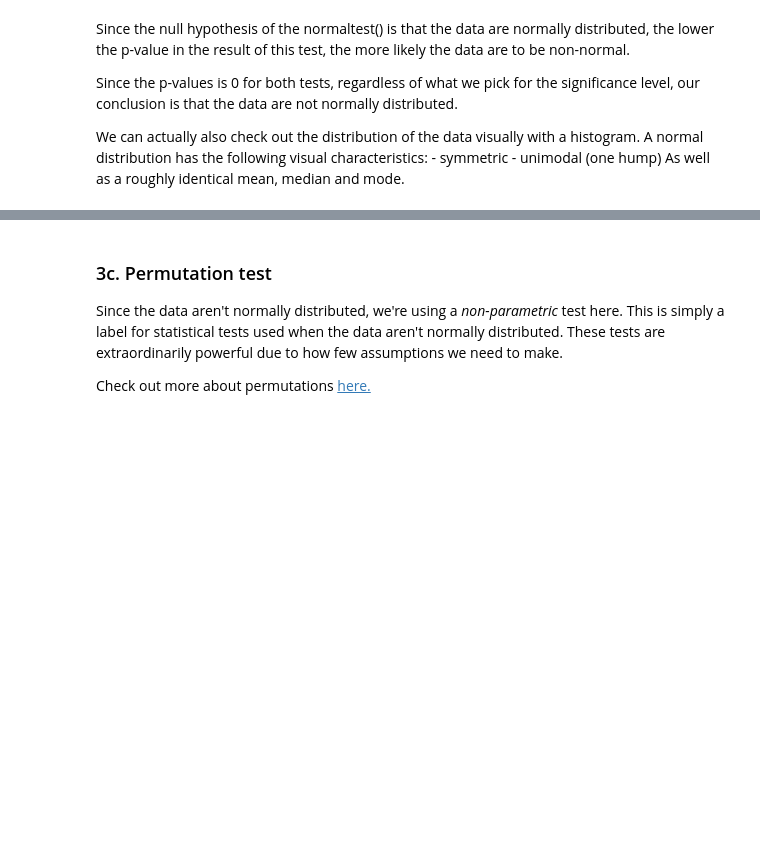
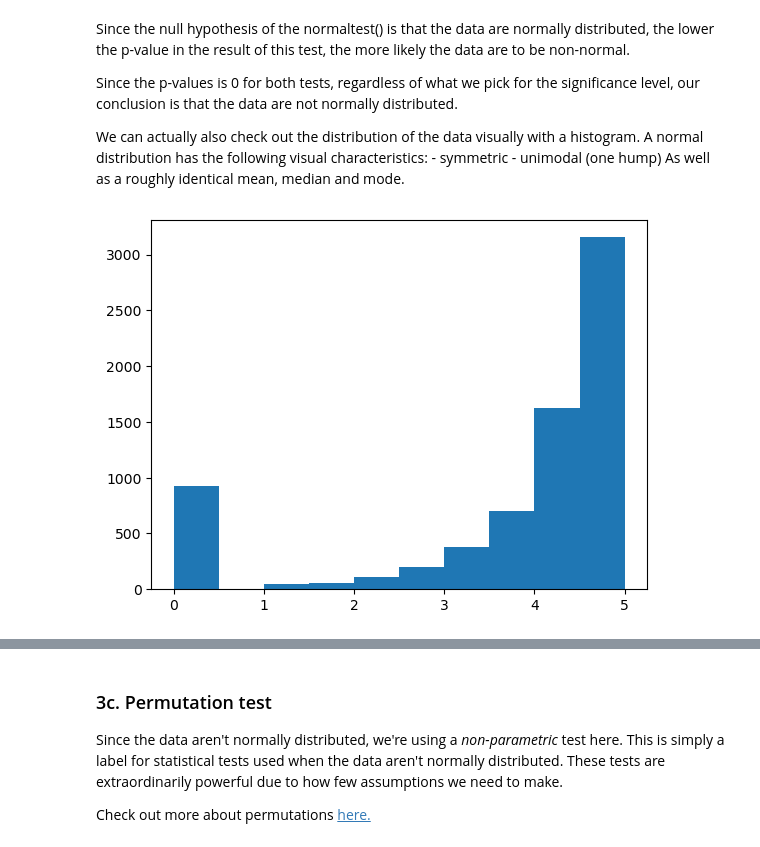
Before and after one commit to EmKeany/Apps_Project, a Jupyter notebook: PART 3, Tier 1 - Modeling .ipynb, the cells around one changed output, grey strips where cells are left out. Drawn from its saved outputs; the diff is of its cells as text; code cells hidden in the pictures; blank space fills up the shorter version.

```diff
--- a/PART 3, Tier 1 - Modeling .ipynb
+++ b/PART 3, Tier 1 - Modeling .ipynb
@@ -448,6 +448,8 @@ As well as a roughly identical mean, median and mode.
 # %%
 # Create a histogram of the apple reviews distribution
 # You'll use the plt.hist() method here, and pass your apple data to it
-histoApple = plt.hist(_ _ _)
+histoApple = plt.hist(apple)
+# %% [output]
+[figure, added]
 # %%
 # Create a histogram of the google data
```
Also changed, not shown: parts of 6 cells of this notebook.
